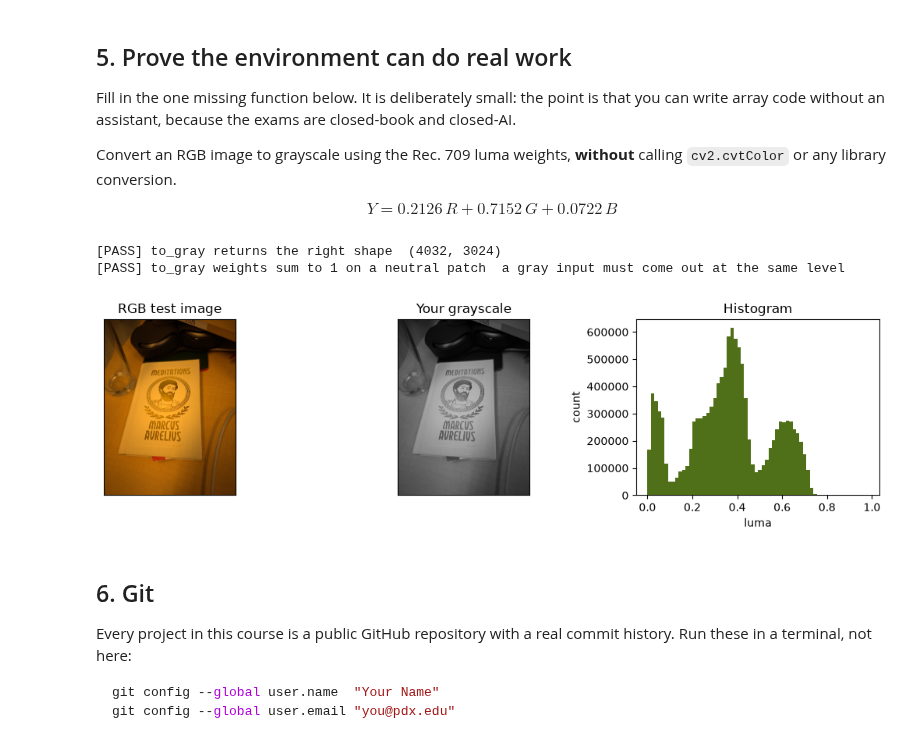
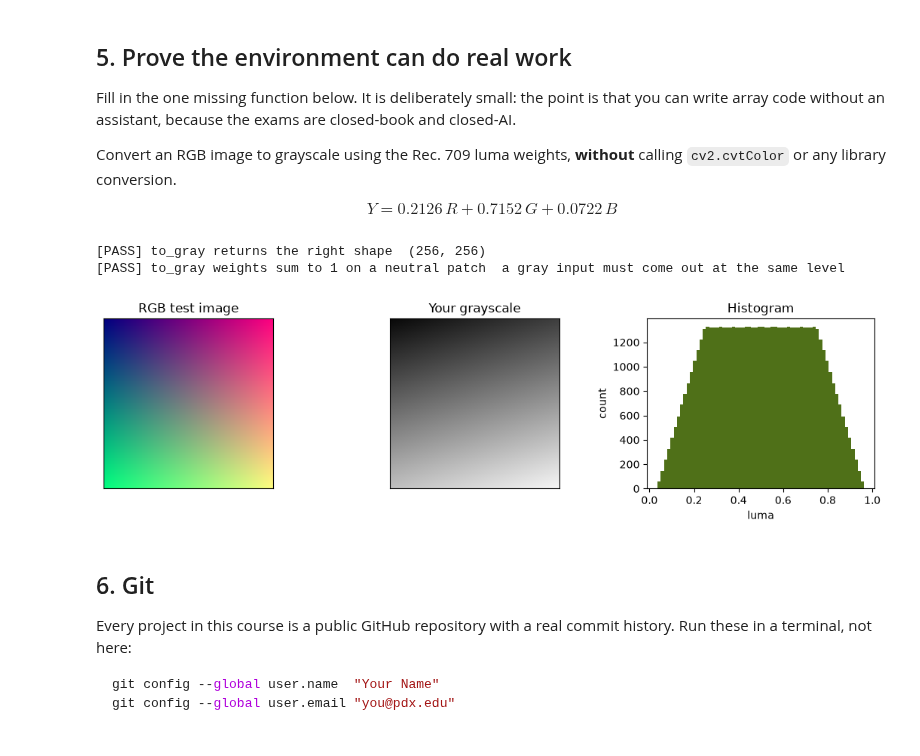
Before and after one commit to anfepel/ee513, a Jupyter notebook: 01_smoke_test.ipynb, the cells around one changed output. Saved outputs shown, nothing was run; the diff lists cells and outputs as text; code cells hidden in the pictures.

```diff
--- a/01_smoke_test.ipynb
+++ b/01_smoke_test.ipynb
@@ -259,36 +259,37 @@ rgb_float = rgb_image.astype(np.float32) / 255.0
 # %%
 import numpy as np
 import matplotlib.pyplot as plt
 
 def to_gray(rgb):
     """rgb: float array, shape (H, W, 3), values in [0, 1]. Returns (H, W) float."""
     # YOUR CODE HERE. One line is enough. Do not call a library conversion.
 
     return 0.2126 * rgb[..., 0] + 0.7152 * rgb[..., 1] + 0.0722 * rgb[..., 2]
 
 # A synthetic test image, so this cell runs whether or not you have a photo yet.
 yy, xx = np.mgrid[0:256, 0:256] / 255.0
 test = np.stack([xx, yy, 0.5 * np.ones_like(xx)], axis=-1)
 
-gray = to_gray(rgb_float)
-#check("to_gray returns the right shape", gray.shape == test.shape[:2], str(gray.shape))
-check("to_gray returns the right shape", gray.shape == rgb_float.shape[:2], str(gray.shape))
+#gray = to_gray(rgb_float)
+gray = to_gray(test)
+check("to_gray returns the right shape", gray.shape == test.shape[:2], str(gray.shape))
+#check("to_gray returns the right shape", gray.shape == rgb_float.shape[:2], str(gray.shape))
 check("to_gray weights sum to 1 on a neutral patch",
       np.isclose(to_gray(np.full((1, 1, 3), 0.42))[0, 0], 0.42, atol=1e-6),
       "a gray input must come out at the same level")
 
 fig, axes = plt.subplots(1, 3, figsize=(11, 3.2))
-axes[0].imshow(rgb_float);            axes[0].set_title("RGB test image")
+axes[0].imshow(test);            axes[0].set_title("RGB test image")
 axes[1].imshow(gray, cmap="gray", vmin=0, vmax=1); axes[1].set_title("Your grayscale")
 axes[2].hist(gray.ravel(), bins=64, color="#4f7018"); axes[2].set_title("Histogram")
 axes[2].set_xlabel("luma"); axes[2].set_ylabel("count")
 for ax in axes[:2]:
     ax.set_xticks([]); ax.set_yticks([])
 plt.tight_layout(); plt.show()
 # %% [output]
-[PASS] to_gray returns the right shape  (4032, 3024)
+[PASS] to_gray returns the right shape  (256, 256)
 [PASS] to_gray weights sum to 1 on a neutral patch  a gray input must come out at the same level
-[figure, old version]
+[figure, new version]
 # %% [markdown]
 ## 6. Git
 
```
Also changed, not shown: parts of 18 cells of this notebook, 17 other files.
